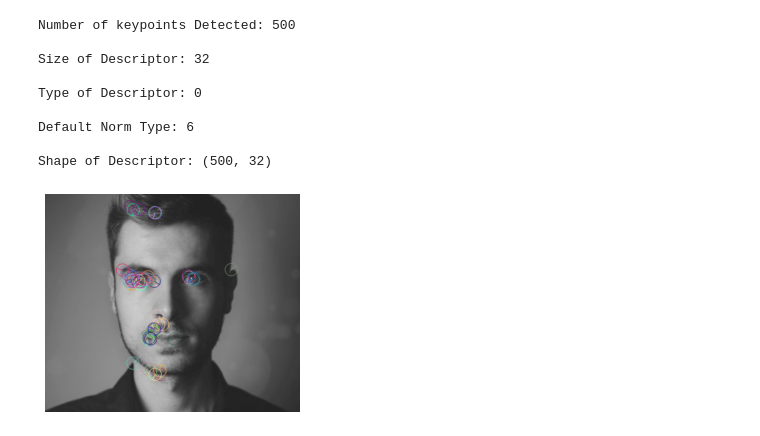
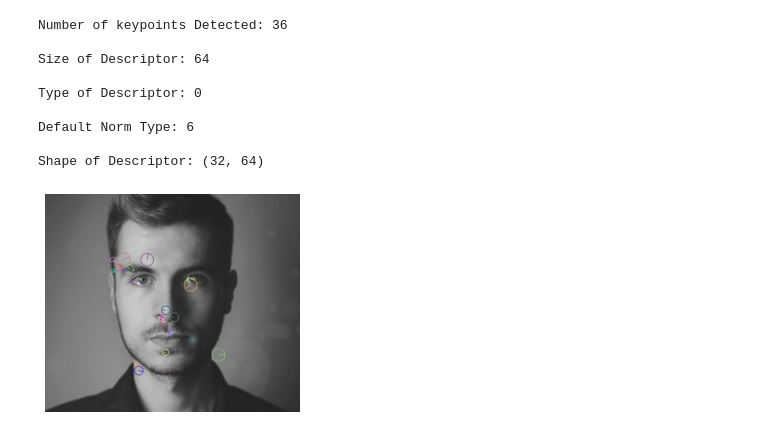
Before and after one commit to whoisraibolt/Feature-Detection-and-Description, a Jupyter notebook: feature-detection-FREAK.ipynb, the cells around one changed output. Cells and saved outputs as stored; diff of their text form; code cells hidden in the pictures.

Commit message:
Uploaded correct feature-detection-FREAK.ipynb

```diff
--- a/feature-detection-FREAK.ipynb
+++ b/feature-detection-FREAK.ipynb
@@ -6,44 +6,47 @@ import numpy as np
 # %%
 # Open and convert a input
 # image from BGR to GRAYSCALE
-image = cv.imread(filename = 'Figures/input.png',
+image = cv.imread(filename = 'Figures\\input.png',
                    flags = cv.IMREAD_GRAYSCALE)
 # %%
-# ORB is a feature detector and descriptor
+# FREAK is just a feature descriptor
 
-# Initiate ORB detector
-ORB = cv.ORB_create()
+# Initiate STAR detector
+STAR = cv.xfeatures2d.StarDetector_create()
+
+# Initiate FREAK descriptor
+FREAK = cv.xfeatures2d.FREAK_create()
 # %%
- # Find the keypoints with ORB
-keypoints = ORB.detect(image, None)
+ # Find the keypoints with FREAK
+keypoints = STAR.detect(image, None)
 
 # Print number of keypoints detected
 print("Number of keypoints Detected:", len(keypoints), "\n")
 
-# Compute the descriptors with ORB
-keypoints, descriptors = ORB.compute(image, keypoints)
+# Compute the descriptors with FREAK
+keypoints, descriptors = FREAK.compute(image, keypoints)
 
 # Print the descriptor size in bytes
-print("Size of Descriptor:", ORB.descriptorSize(), "\n")
+print("Size of Descriptor:", FREAK.descriptorSize(), "\n")
 
 # Print the descriptor type
-print("Type of Descriptor:", ORB.descriptorType(), "\n")
+print("Type of Descriptor:", FREAK.descriptorType(), "\n")
 
 # Print the default norm type
-print("Default Norm Type:", ORB.defaultNorm(), "\n")
+print("Default Norm Type:", FREAK.defaultNorm(), "\n")
 
 # Print shape of descriptor
 print("Shape of Descriptor:", descriptors.shape, "\n")
 # %% [output]
-Number of keypoints Detected: 500
+Number of keypoints Detected: 36
 
-Size of Descriptor: 32
+Size of Descriptor: 64
 
 Type of Descriptor: 0
 
 Default Norm Type: 6
 
-Shape of Descriptor: (500, 32)
+Shape of Descriptor: (32, 64)
 # %%
 # Draw only 50 keypoints on input image
 image = cv.drawKeypoints(image = image,
@@ -53,20 +56,20 @@ image = cv.drawKeypoints(image = image,
 # %%
 # Plot input image
 
 # Turn interactive plotting off
 plt.ioff()
 
 # Create a new figure
 plt.figure()
 plt.axis('off')
 plt.imshow(image)
 plt.show()
 
-plt.imsave(fname = 'Figures/feature-detection-ORB.png',
+plt.imsave(fname = 'Figures\\feature-detection-FREAK.png',
            arr = image,
            dpi = 300)
 
 # Close it
 plt.close()
 # %% [output]
-[figure, old version]
+[figure, new version]
```
